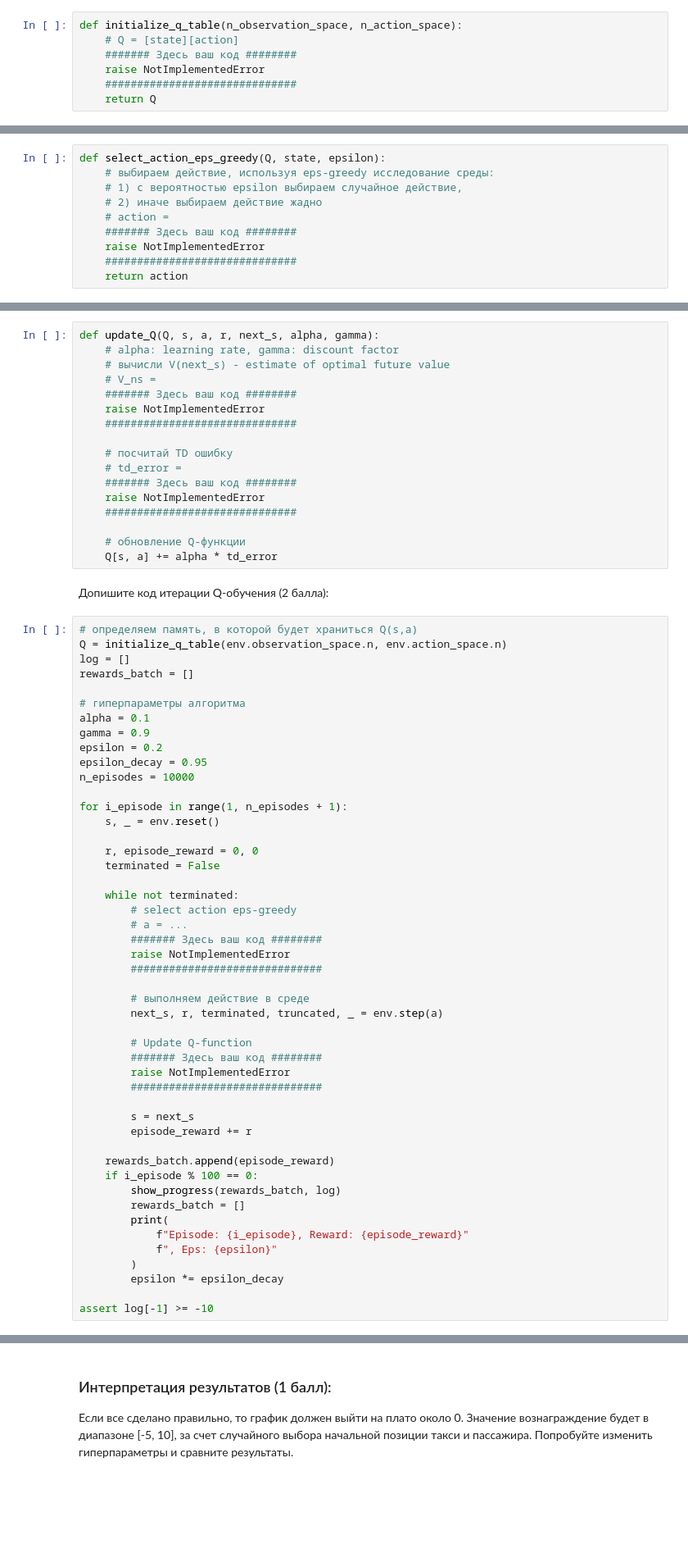
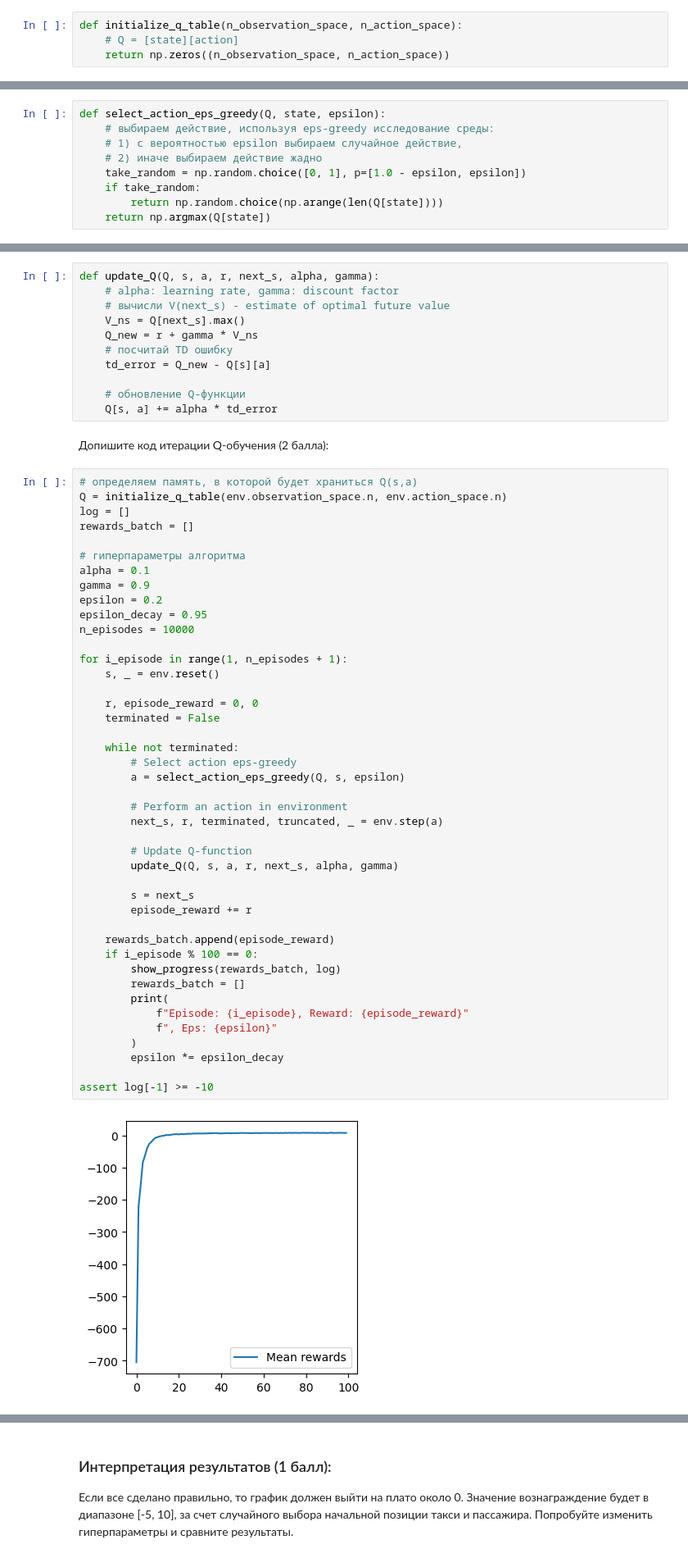
Before and after one commit to vagizD/RL, a Jupyter notebook: practices/prac3/prac3.ipynb, the cells around one changed output, grey strips where cells are left out. Shown at 82% size. Drawn from its saved outputs; the diff is of its cells as text; blank space fills up the shorter version.

```diff
--- a/practices/prac3/prac3.ipynb
+++ b/practices/prac3/prac3.ipynb
@@ -52,10 +55,7 @@ def show_progress(rewards_batch, log):
 # %%
 def initialize_q_table(n_observation_space, n_action_space):
     # Q = [state][action]
-    ####### Здесь ваш код ########
-    raise NotImplementedError
-    ##############################
-    return Q
+    return np.zeros((n_observation_space, n_action_space))
 # %%
 # Добавить проверку таблицы - размеры, тип.
 n_states, n_actions = 3, 5
@@ -72,27 +72,20 @@ def select_action_eps_greedy(Q, state, epsilon):
     # выбираем действие, используя eps-greedy исследование среды:
     # 1) с вероятностью epsilon выбираем случайное действие,
     # 2) иначе выбираем действие жадно
-    # action =
-    ####### Здесь ваш код ########
-    raise NotImplementedError
-    ##############################
-    return action
+    take_random = np.random.choice([0, 1], p=[1.0 - epsilon, epsilon])
+    if take_random:
+        return np.random.choice(np.arange(len(Q[state])))
+    return np.argmax(Q[state])
 # %% [markdown]
 Напишите код для формулы Q-обновления (1 балл):
 # %%
 def update_Q(Q, s, a, r, next_s, alpha, gamma):
     # alpha: learning rate, gamma: discount factor
     # вычисли V(next_s) - estimate of optimal future value
-    # V_ns =
-    ####### Здесь ваш код ########
-    raise NotImplementedError
-    ##############################
-
+    V_ns = Q[next_s].max()
+    Q_new = r + gamma * V_ns
     # посчитай TD ошибку
-    # td_error =
-    ####### Здесь ваш код ########
-    raise NotImplementedError
-    ##############################
+    td_error = Q_new - Q[s][a]
 
     # обновление Q-функции
     Q[s, a] += alpha * td_error
@@ -110,39 +103,36 @@ gamma = 0.9
 epsilon = 0.2
 epsilon_decay = 0.95
 n_episodes = 10000
 
 for i_episode in range(1, n_episodes + 1):
     s, _ = env.reset()
 
     r, episode_reward = 0, 0
     terminated = False
 
     while not terminated:
-        # select action eps-greedy
-        # a = ...
-        ####### Здесь ваш код ########
-        raise NotImplementedError
-        ##############################
+        # Select action eps-greedy
+        a = select_action_eps_greedy(Q, s, epsilon)
 
-        # выполняем действие в среде
+        # Perform an action in environment
         next_s, r, terminated, truncated, _ = env.step(a)
 
         # Update Q-function
-        ####### Здесь ваш код ########
-        raise NotImplementedError
-        ##############################
+        update_Q(Q, s, a, r, next_s, alpha, gamma)
 
         s = next_s
         episode_reward += r
 
     rewards_batch.append(episode_reward)
     if i_episode % 100 == 0:
         show_progress(rewards_batch, log)
         rewards_batch = []
         print(
             f"Episode: {i_episode}, Reward: {episode_reward}"
             f", Eps: {epsilon}"
         )
         epsilon *= epsilon_decay
 
 assert log[-1] >= -10
+# %% [output]
+[figure, added]
```
Also changed, not shown: parts of 10 cells of this notebook.
